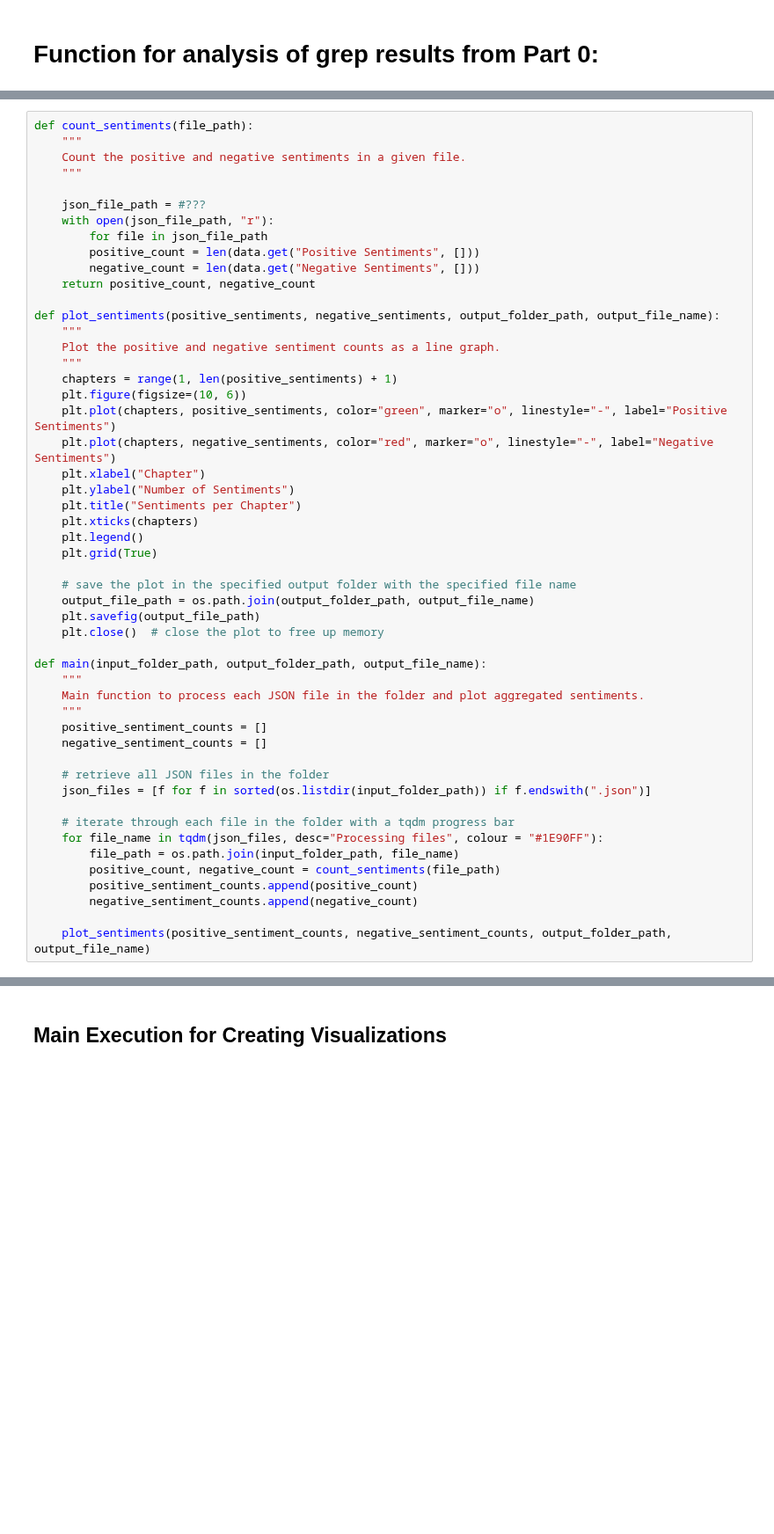
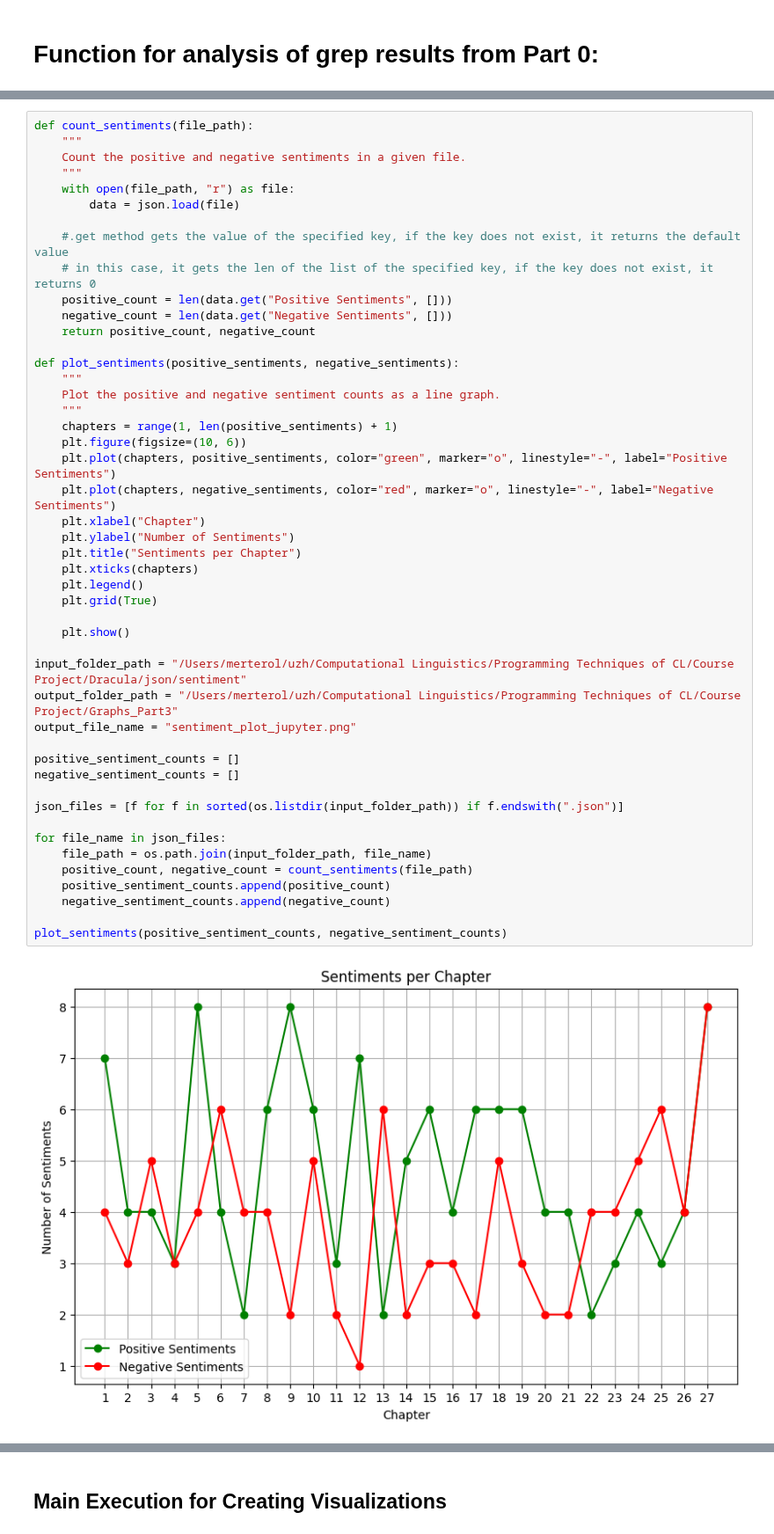
Before and after one commit to troniixx/uzh, a Jupyter notebook: Computational Linguistics/Programming Techniques of CL/Course Project/Part3.ipynb, the cells around one changed output, grey strips where cells are left out. Shown at 88% size. Cells and saved outputs as stored; diff of their text form; blank space fills up the shorter version.

Commit message:
added part3 task for part0 in jypnotebook

```diff
--- a/Computational Linguistics/Programming Techniques of CL/Course Project/Part3.ipynb
+++ b/Computational Linguistics/Programming Techniques of CL/Course Project/Part3.ipynb
@@ -150,54 +154,52 @@ TO DO
 # %%
 def count_sentiments(file_path):
     """
     Count the positive and negative sentiments in a given file.
     """
+    with open(file_path, "r") as file:
+        data = json.load(file)
 
-    json_file_path = #???
-    with open(json_file_path, "r"):
-        for file in json_file_path
-        positive_count = len(data.get("Positive Sentiments", []))
-        negative_count = len(data.get("Negative Sentiments", []))
+    #.get method gets the value of the specified key, if the key does not exist, it returns the default value
+    # in this case, it gets the len of the list of the specified key, if the key does not exist, it returns 0
+    positive_count = len(data.get("Positive Sentiments", []))
+    negative_count = len(data.get("Negative Sentiments", []))
     return positive_count, negative_count
 
-def plot_sentiments(positive_sentiments, negative_sentiments, output_folder_path, output_file_name):
+def plot_sentiments(positive_sentiments, negative_sentiments):
     """
     Plot the positive and negative sentiment counts as a line graph.
     """
     chapters = range(1, len(positive_sentiments) + 1)
     plt.figure(figsize=(10, 6))
     plt.plot(chapters, positive_sentiments, color="green", marker="o", linestyle="-", label="Positive Sentiments")
     plt.plot(chapters, negative_sentiments, color="red", marker="o", linestyle="-", label="Negative Sentiments")
     plt.xlabel("Chapter")
     plt.ylabel("Number of Sentiments")
     plt.title("Sentiments per Chapter")
     plt.xticks(chapters)
     plt.legend()
     plt.grid(True)
 
-    # save the plot in the specified output folder with the specified file name
-    output_file_path = os.path.join(output_folder_path, output_file_name)
-    plt.savefig(output_file_path)
-    plt.close()  # close the plot to free up memory
+    plt.show()
 
-def main(input_folder_path, output_folder_path, output_file_name):
-    """
-    Main function to process each JSON file in the folder and plot aggregated sentiments.
-    """
-    positive_sentiment_counts = []
-    negative_sentiment_counts = []
+input_folder_path = "/Users/merterol/uzh/Computational Linguistics/Programming Techniques of CL/Course Project/Dracula/json/sentiment"
+output_folder_path = "/Users/merterol/uzh/Computational Linguistics/Programming Techniques of CL/Course Project/Graphs_Part3"
+output_file_name = "sentiment_plot_jupyter.png"
 
-    # retrieve all JSON files in the folder
-    json_files = [f for f in sorted(os.listdir(input_folder_path)) if f.endswith(".json")]
+positive_sentiment_counts = []
+negative_sentiment_counts = []
 
-    # iterate through each file in the folder with a tqdm progress bar
-    for file_name in tqdm(json_files, desc="Processing files", colour = "#1E90FF"):
-        file_path = os.path.join(input_folder_path, file_name)
-        positive_count, negative_count = count_sentiments(file_path)
-        positive_sentiment_counts.append(positive_count)
-        negative_sentiment_counts.append(negative_count)
+json_files = [f for f in sorted(os.listdir(input_folder_path)) if f.endswith(".json")]
 
-    plot_sentiments(positive_sentiment_counts, negative_sentiment_counts, output_folder_path, output_file_name)
+for file_name in json_files:
+    file_path = os.path.join(input_folder_path, file_name)
+    positive_count, negative_count = count_sentiments(file_path)
+    positive_sentiment_counts.append(positive_count)
+    negative_sentiment_counts.append(negative_count)
+
+plot_sentiments(positive_sentiment_counts, negative_sentiment_counts)
+# %% [output]
+[figure, added]
 # %% [markdown]
 More ideas for diagrams:
 - Entity Co-occurrence Network: Visualizes connections between entities.
```
Also changed, not shown: parts of 3 cells of this notebook.
